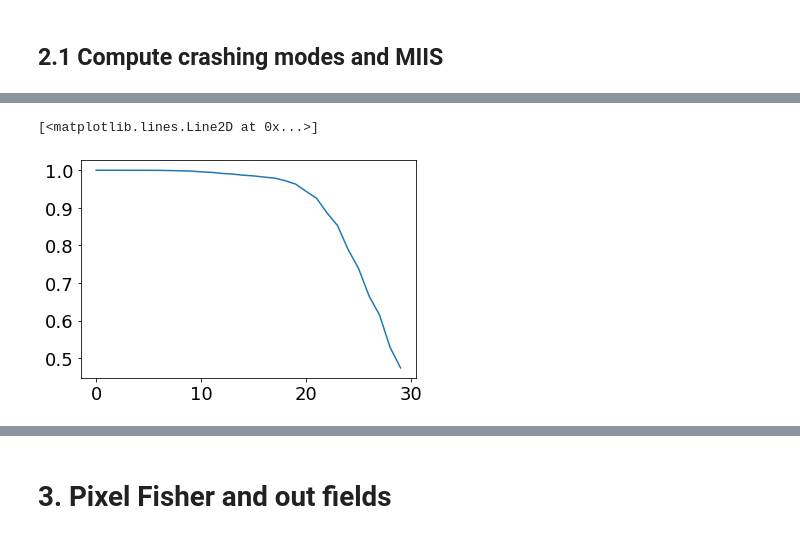
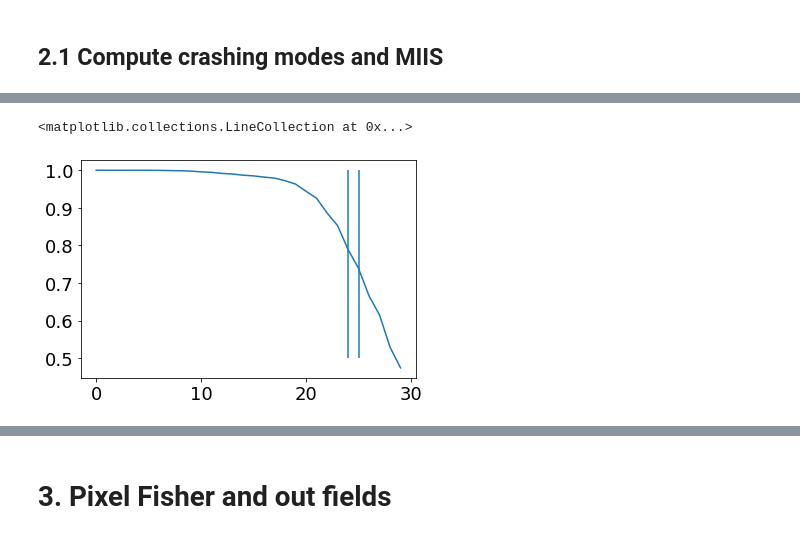
Before and after one commit to rodguti90/Article_PrecisionLimitTensorWFS, a Jupyter notebook: IntensityMeasurements/Codes/Crashing_disorder/Crashing_figures.ipynb, the cells around one changed output, grey strips where cells are left out. Drawn from its saved outputs; the diff is of its cells as text; code cells hidden in the pictures.

```diff
--- a/IntensityMeasurements/Codes/Crashing_disorder/Crashing_figures.ipynb
+++ b/IntensityMeasurements/Codes/Crashing_disorder/Crashing_figures.ipynb
@@ -89,5 +93,18 @@ TM_mix =  TM_pix @ modes_in.T
+# %%
+# central deformation to estimate the WS operator
+center_TM_index = 24
+# step to evaluate the derivative
+step = 1
+
+Hmix_list = [TM_mix[center_TM_index - step],
+                      TM_mix[center_TM_index],
+                      TM_mix[center_TM_index + step]]
+W_ten = get_W3(Hmix_list, method='3pts')
+W_ten2 = get_W3(Hmix_list, method='2pts')
 # %%
 plt.plot(fidelity(TM_mod,TM_mod[0]))
+plt.vlines(center_TM_index,0.5,1)
+plt.vlines(center_TM_index+step,0.5,1)
 # %% [output]
-[<matplotlib.lines.Line2D at 0x...>]
+<matplotlib.collections.LineCollection at 0x...>
-[figure, old version]
+[figure, new version]
```
Also changed, not shown: parts of 5 cells of this notebook.
